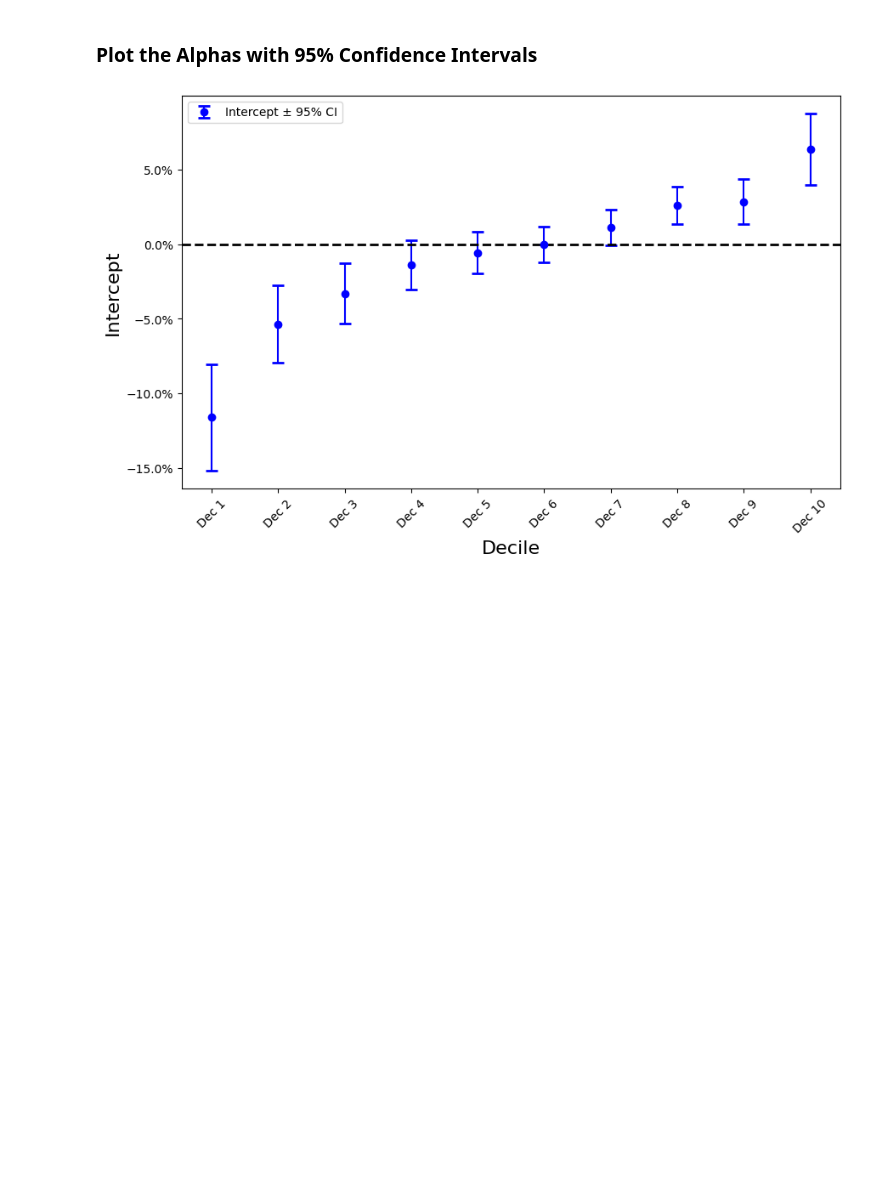
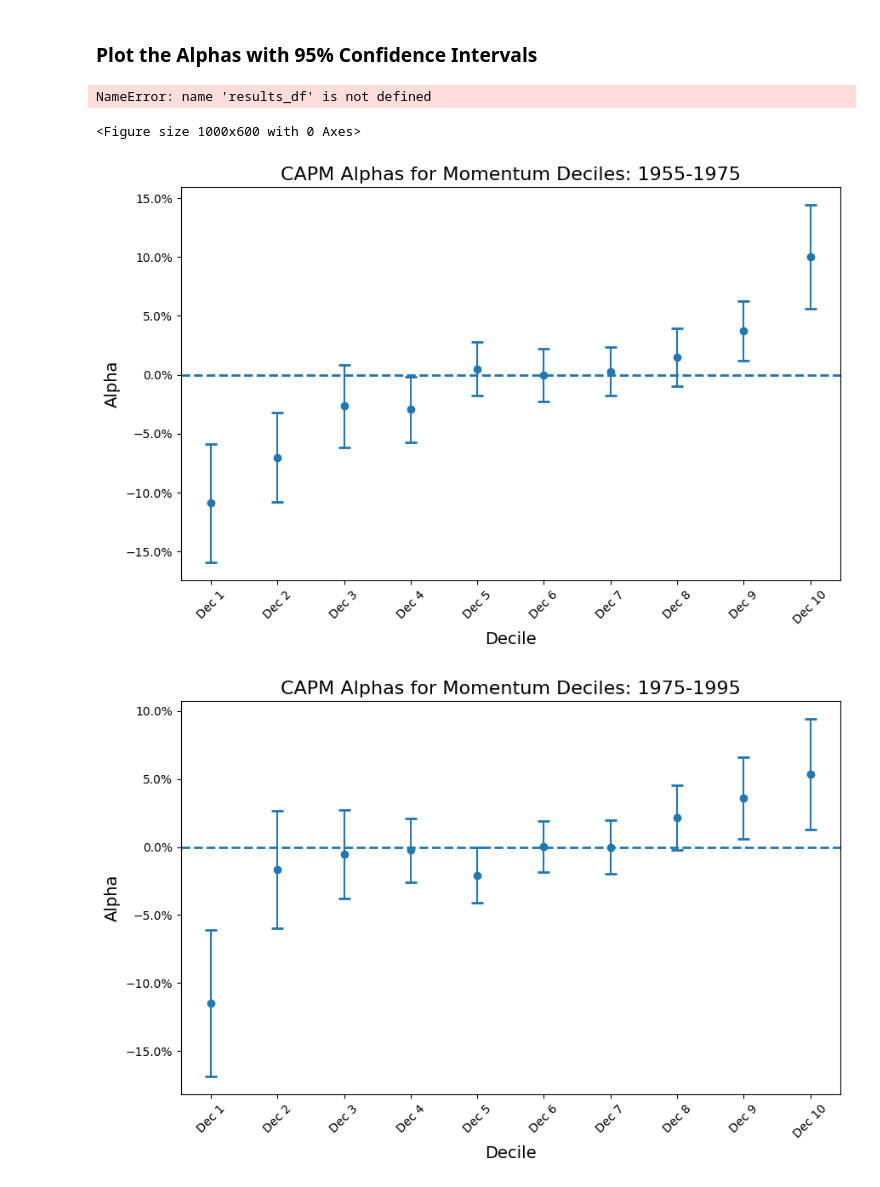
Before and after one commit to Jsanch1020/is201, a Jupyter notebook: Ex15-TestingCAPM.ipynb, the cells around one changed output. Cells and saved outputs as stored; diff of their text form; code cells hidden in the pictures; blank space fills up the shorter version.

```diff
--- a/Ex15-TestingCAPM.ipynb
+++ b/Ex15-TestingCAPM.ipynb
@@ -17,3 +19,9 @@ import matplotlib.ticker as mtick
 # %% [markdown]
 ### Choose Strategy and Estimate Alpha
 In the block of code below we use the function `get_ff_strategies` which downloads the historical returns on various trading strategies from Ken French's website, along with the return on the market value-weighted portfolio and the return on short-term t-bills. These strategies are based on decile-sorts. See `Ex07-Ken_French.ipynb` for more details.
+# %%
+dat = sf.get_ff_strategies(stype='momentum', details=True)
+
+dat_55_75 = dat[(dat.index >= '1955-01-01') & (dat.index < '1975-01-01')]
+dat_75_95 = dat[(dat.index >= '1975-01-01') & (dat.index < '1995-01-01')]
+dat_95_25 = dat[(dat.index >= '1995-01-01') & (dat.index < '2026-01-01')]
@@ -64,3 +115,7 @@ end of month t-13 and a good return for t-2. In addition, any missing returns fr
 CRSP's code for a missing price. Each included stock also must have ME for the end of month t-1.
 
 Min Date: 1927-01, Max Date: 2026-01
+# %%
+results_55_75 = estimate_alphas(dat_55_75)
+results_75_95 = estimate_alphas(dat_75_95)
+results_95_25 = estimate_alphas(dat_95_25)
@@ -67,24 +149,54 @@ Min Date: 1927-01, Max Date: 2026-01
 # %% [markdown]
 ### Plot the Alphas with 95% Confidence Intervals
+# %%
+def plot_alphas(results_df, title):
+    plt.figure(figsize=(10, 6))
+    plt.errorbar(
+        results_df["Decile"],
+        results_df["Alpha"],
+        yerr=[
+            results_df["Alpha"] - results_df["CI_Lower"],
+            results_df["CI_Upper"] - results_df["Alpha"]
+        ],
+        fmt='o',
+        capsize=5,
+        capthick=2
+    )
+
+    plt.axhline(0, linestyle='--', linewidth=2)
+    plt.xlabel("Decile", fontsize=14)
+    plt.ylabel("Alpha", fontsize=14)
+    plt.title(title, fontsize=16)
+    plt.xticks(rotation=45)
+    plt.gca().yaxis.set_major_formatter(mtick.PercentFormatter(xmax=1, decimals=1))
+    plt.show()
 # %%
 # Plot the intercepts with confidence intervals
-plt.figure(figsize=(10, 6))
-plt.errorbar(results_df["Decile"], results_df["Intercept"],
-             yerr=[results_df["Intercept"] - results_df["CI_Lower"],
-                   results_df["CI_Upper"] - results_df["Intercept"]],
-             fmt='o', capsize=5, capthick=2, label="Intercept ± 95% CI", color='b')
+#plt.figure(figsize=(10, 6))
+#plt.errorbar(results_df["Decile"], results_df["Intercept"],
+      #       yerr=[results_df["Intercept"] - results_df["CI_Lower"],
+       #            results_df["CI_Upper"] - results_df["Intercept"]],
+       #      fmt='o', capsize=5, capthick=2, label="Intercept ± 95% CI", color='b')
 
 # Labels and title
-plt.xlabel("Decile",fontsize=16)
-plt.ylabel("Intercept",fontsize=16)
+#plt.xlabel("Decile",fontsize=16)
+#plt.ylabel("Intercept",fontsize=16)
 #plt.title("Regression Intercepts with 95% Confidence Intervals")
-plt.xticks(rotation=45)  # Rotate x-axis labels for readability
-plt.axhline(0, color='black', linestyle='--', linewidth=2)  # Reference line at 0
-plt.legend()
+#plt.xticks(rotation=45)  # Rotate x-axis labels for readability
+#plt.axhline(0, color='black', linestyle='--', linewidth=2)  # Reference line at 0
+#plt.legend()
 # Format y-axis as percentages
-plt.gca().yaxis.set_major_formatter(mtick.PercentFormatter(xmax=1, decimals=1))
+#plt.gca().yaxis.set_major_formatter(mtick.PercentFormatter(xmax=1, decimals=1))
 
 # Show the plot
-plt.show()
+#plt.show()
 # %% [output]
-[figure, removed]
+NameError: name 'results_df' is not defined
+<Figure size 1000x600 with 0 Axes>
+# %%
+plot_alphas(results_55_75, "CAPM Alphas for Momentum Deciles: 1955-1975")
+plot_alphas(results_75_95, "CAPM Alphas for Momentum Deciles: 1975-1995")
+plot_alphas(results_95_25, "CAPM Alphas for Momentum Deciles: 1995-2025")
+# %% [output]
+[figure, added]
+[figure, added]
```
Also changed, not shown: parts of 6 cells of this notebook.
